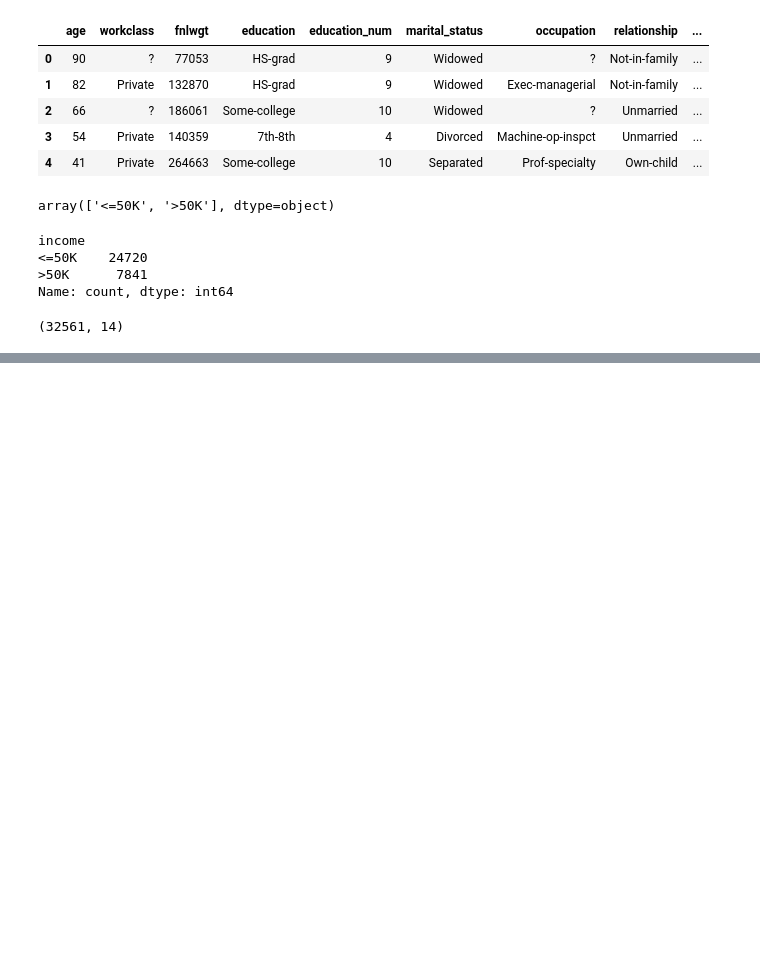
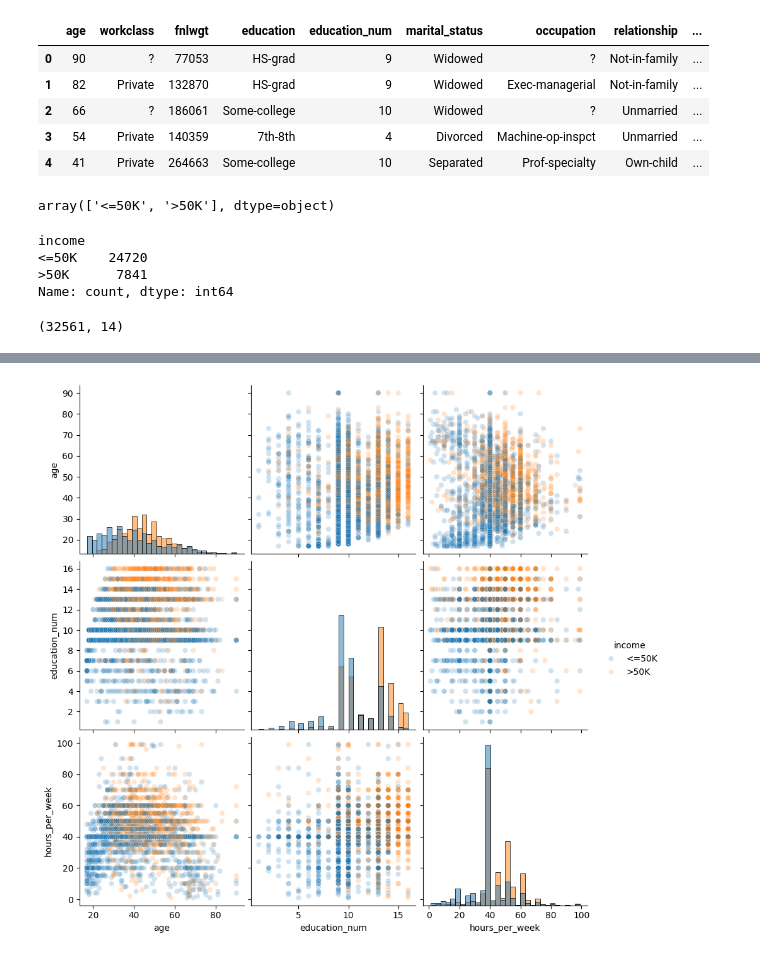
Before and after one commit to damiansp/ML, a Jupyter notebook: python/sklearn/mooc/01_predictive_modeling_pipeline/1_tabular_data_exploration.py.ipynb, the cells around one changed output, grey strips where cells are left out. Saved outputs shown, nothing was run; the diff lists cells and outputs as text; code cells hidden in the pictures; blank space fills up the shorter version.

```diff
--- a/python/sklearn/mooc/01_predictive_modeling_pipeline/1_tabular_data_exploration.py.ipynb
+++ b/python/sklearn/mooc/01_predictive_modeling_pipeline/1_tabular_data_exploration.py.ipynb
@@ -41,0 +96,13 @@ df.shape
+# %%
+N_SAMPLE = 5000
+cols = ['age', 'education_num', 'hours_per_week']
+sns.pairplot(
+    data=df[:N_SAMPLE],
+    vars=cols,
+    hue=target_col,
+    plot_kws={'alpha': 0.2},
+    height=3,
+    diag_kind='hist',
+    diag_kws={'bins': 30});
+# %% [output]
+[figure, added]
```
Also changed, not shown: parts of 5 cells of this notebook, 3 other files.
